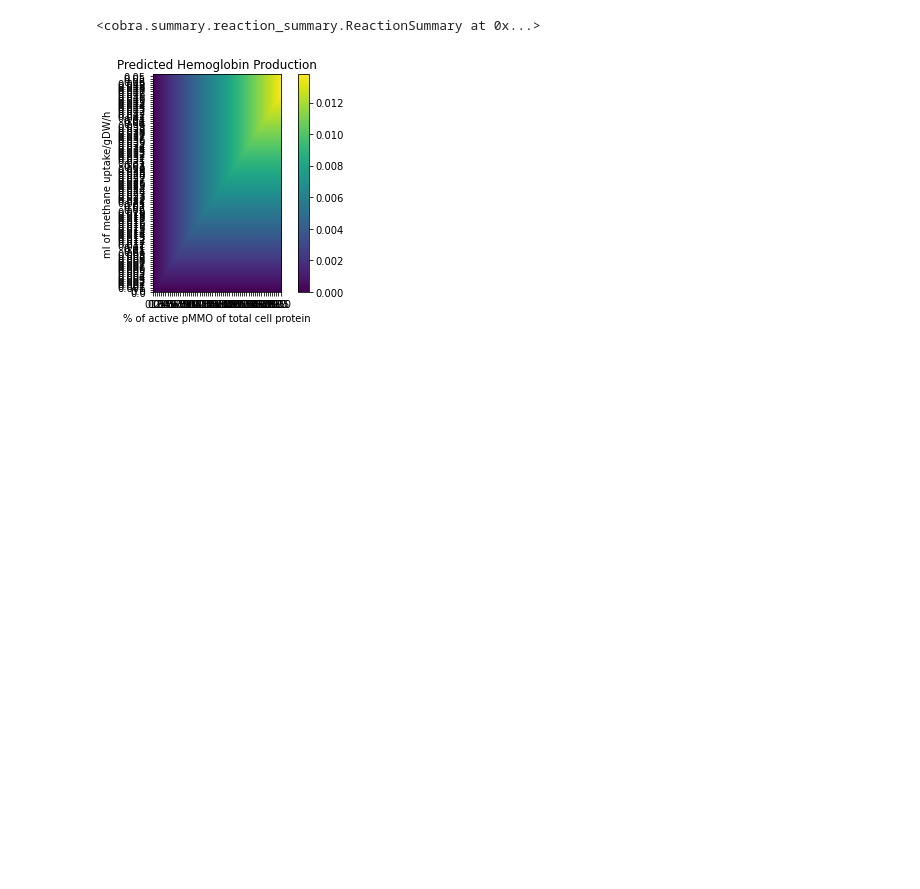
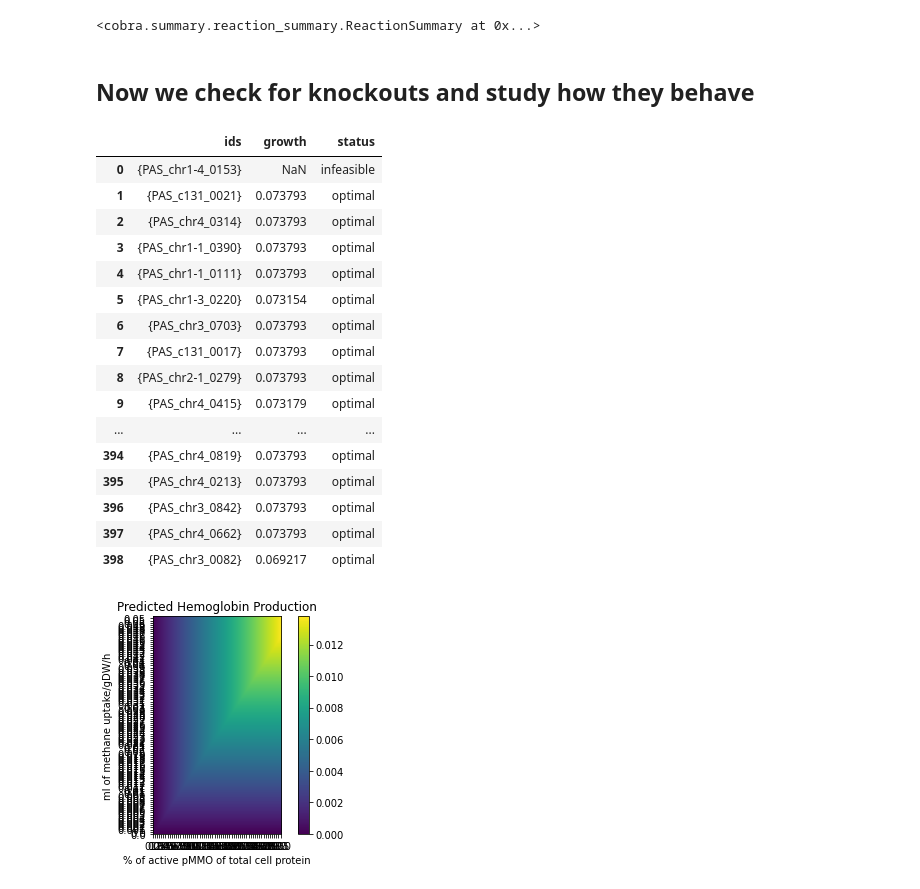
Before and after one commit to Schwebus/DTU_Biobuilders_2021, a Jupyter notebook: GSM_model/GSM_model_glyco.ipynb, the cells around one changed output. Cells and saved outputs as stored; diff of their text form; code cells hidden in the pictures; blank space fills up the shorter version.

```diff
--- a/GSM_model/GSM_model_glyco.ipynb
+++ b/GSM_model/GSM_model_glyco.ipynb
@@ -629,3 +634,5 @@ cobra.summary.reaction_summary.ReactionSummary(reaction = pheast_growth_constrai
 # %% [output]
 KeyError: 'hemo_Biosynthesis'
 <cobra.summary.reaction_summary.ReactionSummary at 0x...>
+# %% [markdown]
+## Now we check for knockouts and study how they behave
@@ -632,3 +643,28 @@ KeyError: 'hemo_Biosynthesis'
+# %%
+deletion_results = single_gene_deletion(pheast_final)
+#deletion_results
+# %%
+pd.set_option("display.max_rows", None, "display.max_columns", None)
+# %%
+deletion_results
+# %% [output]
+|  | ids | growth | status |
+| 0 | {PAS_chr1-4_0153} | NaN | infeasible |
+| 1 | {PAS_c131_0021} | 0.073793 | optimal |
+| 2 | {PAS_chr4_0314} | 0.073793 | optimal |
+| 3 | {PAS_chr1-1_0390} | 0.073793 | optimal |
+| 4 | {PAS_chr1-1_0111} | 0.073793 | optimal |
+| 5 | {PAS_chr1-3_0220} | 0.073154 | optimal |
+| 6 | {PAS_chr3_0703} | 0.073793 | optimal |
+| 7 | {PAS_c131_0017} | 0.073793 | optimal |
+| 8 | {PAS_chr2-1_0279} | 0.073793 | optimal |
+| 9 | {PAS_chr4_0415} | 0.073179 | optimal |
+| ... | ... | ... | ... |
+| 394 | {PAS_chr4_0819} | 0.073793 | optimal |
+| 395 | {PAS_chr4_0213} | 0.073793 | optimal |
+| 396 | {PAS_chr3_0842} | 0.073793 | optimal |
+| 397 | {PAS_chr4_0662} | 0.073793 | optimal |
+| 398 | {PAS_chr3_0082} | 0.069217 | optimal |
 # %%
 # we can try different scenarios of the methane oxidation reaction:
 
```
Also changed, not shown: parts of 9 cells of this notebook, 1 other file.
